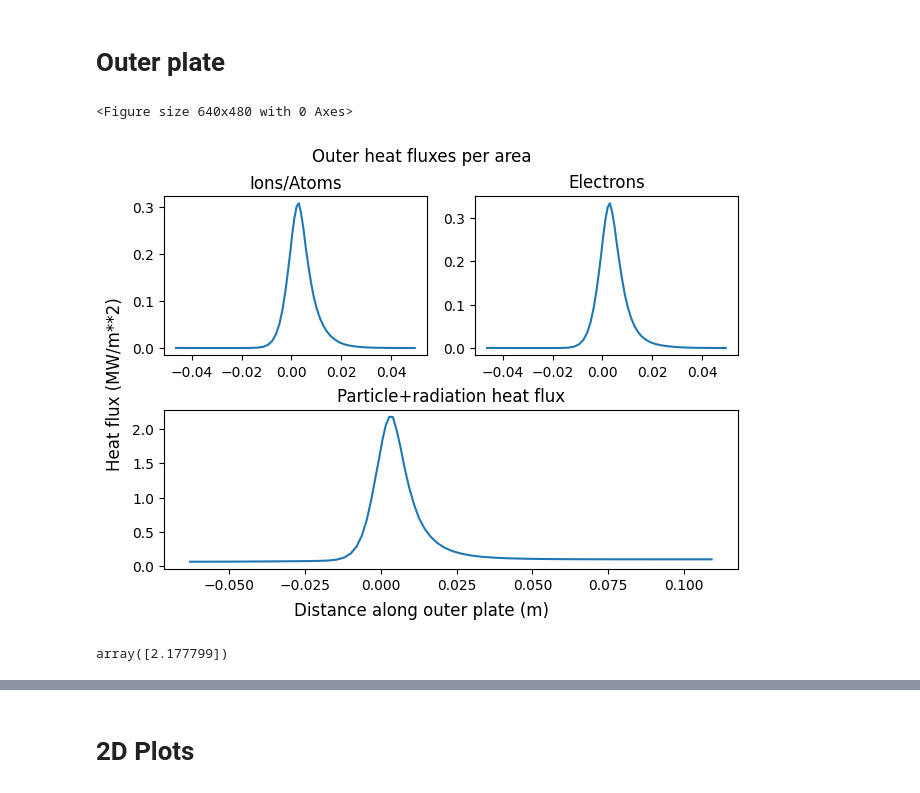
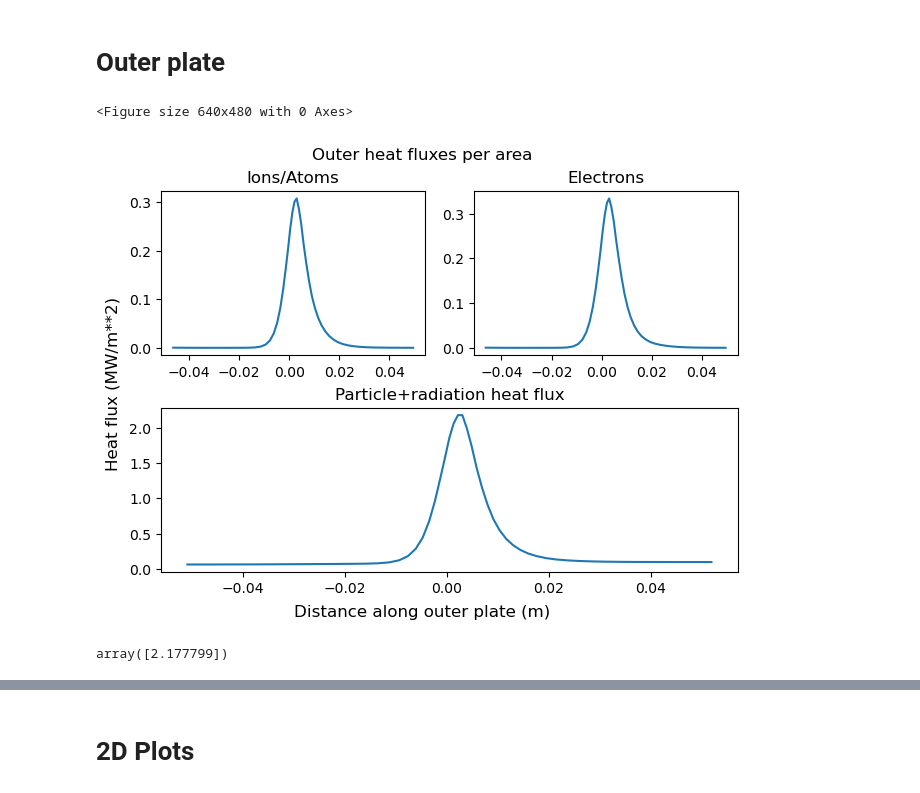
Before and after one commit to KasaiYuki/UETOOLS-Reactor, a Jupyter notebook: jupyter/MANTA_final_baseline/main.ipynb, the cells around one changed output, grey strips where cells are left out. Drawn from its saved outputs; the diff is of its cells as text; code cells hidden in the pictures.

```diff
--- a/jupyter/MANTA_final_baseline/main.ipynb
+++ b/jupyter/MANTA_final_baseline/main.ipynb
@@ -575,33 +519,33 @@ bbb.afracs'''
 # 2nd char: e for energy n for particle
 plt.figure()
 fig, axs = plt.subplot_mosaic(
     [['TopLeft', 'TopRight'],
      ['Bottom', 'Bottom']],
     layout='constrained',  # Automatically adjust layout
     width_ratios=[1, 1],   # Equal width for the top plots
 )
 fig.suptitle('Outer heat fluxes per area')
 fig.supxlabel('Distance along outer plate (m)')
 fig.supylabel('Heat flux (MW/m**2)')
 # axs['TopRight'].set_xlabel("Distance along inner plate (m)")
 #axs['TopRight'].set_ylabel("feex (W)")
 axs['TopRight'].set_title("Electrons")
 axs['TopRight'].plot(com.yyrb[1:-1],bbb.sderb[1:-1,0]*1e-6)
 
 # axs['TopLeft'].set_xlabel("Distance along inner plate (m)")
 # axs['TopLeft'].set_ylabel("Heat flux (MW/m**2)")
 axs['TopLeft'].set_title("Ions/Atoms")
 axs['TopLeft'].plot(com.yyrb[1:-1],bbb.sdirb[1:-1,0]*1e-6) #polodal east field area
 
 bbb.fqp=0
 bbb.plateflux(); #internally calculated fluxes (postprocessing)
 # axs['Bottom'].set_xlabel("Distance along inner plate (m)")
 # axs['Bottom'].set_ylabel("Heat flux [MW/m**2]")
 axs['Bottom'].set_title("Particle+radiation heat flux")
-axs['Bottom'].plot(com.yylb,1.e-6*(bbb.sdtrb+bbb.sdrrb))
+axs['Bottom'].plot(com.yyrb,1.e-6*(bbb.sdtrb+bbb.sdrrb))
 plt.show()
 max(1.e-6*(bbb.sdtrb+bbb.sdrrb))
 # %% [output]
 <Figure size 640x480 with 0 Axes>
-[figure, old version]
+[figure, new version]
 array([2.177799])
```
Also changed, not shown: parts of 13 cells of this notebook, 4 other files.
